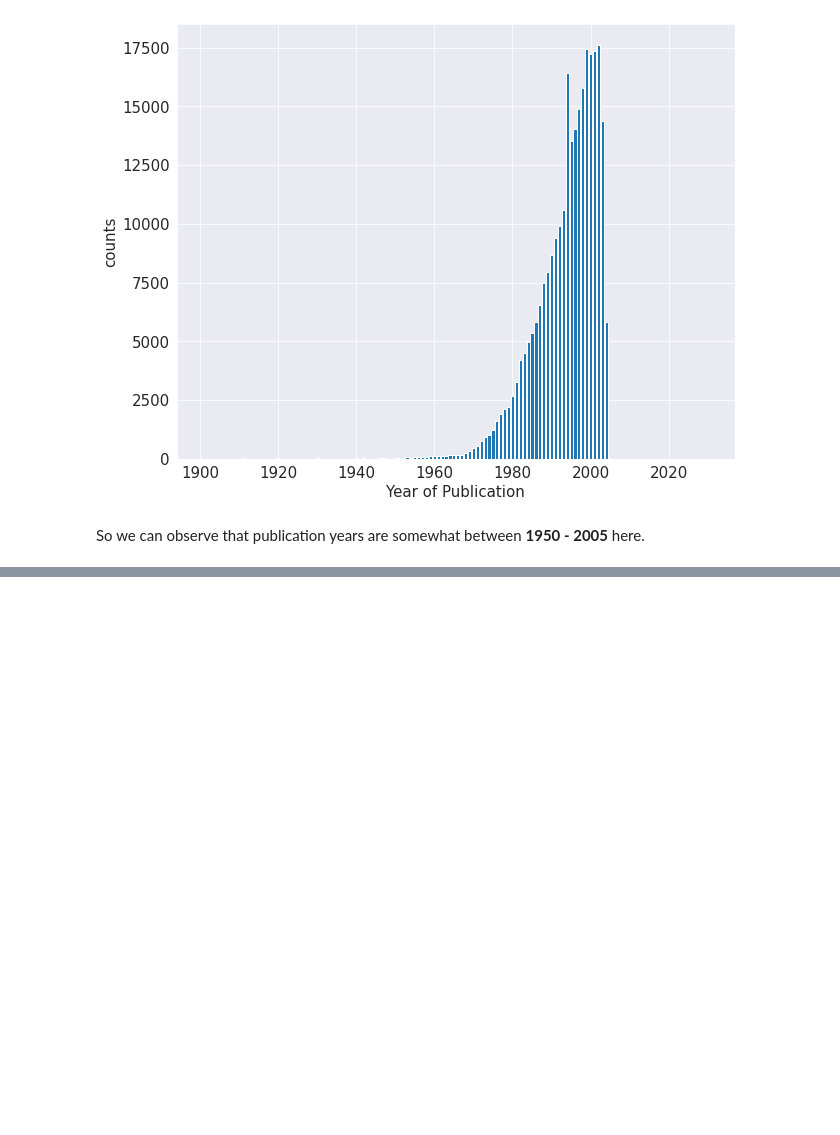
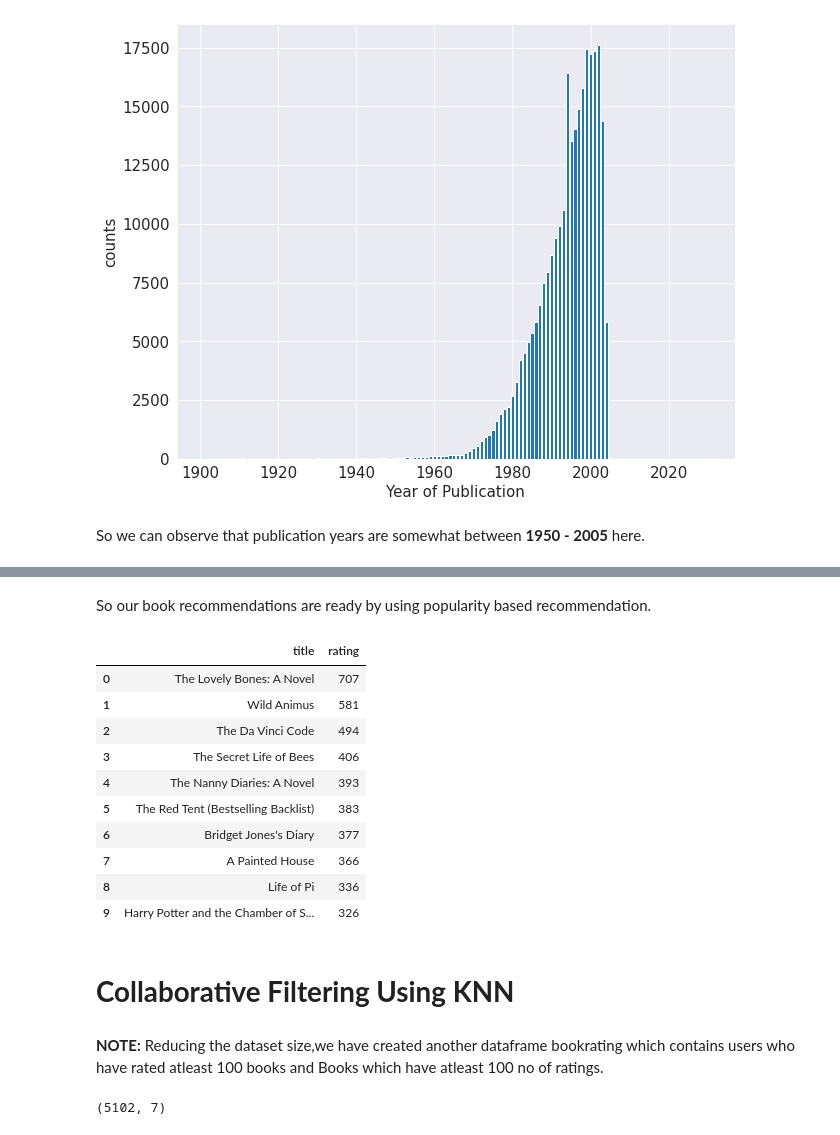
Before and after one commit to saurabh423/Book-Recommendation-System, a Jupyter notebook: Book_Recommendation_System_Capstone_Project.ipynb, the cells around one changed output, grey strips where cells are left out. Drawn from its saved outputs; the diff is of its cells as text; code cells hidden in the pictures; blank space fills up the shorter version.

```diff
--- a/Book_Recommendation_System_Capstone_Project.ipynb
+++ b/Book_Recommendation_System_Capstone_Project.ipynb
@@ -609,0 +632,3 @@ So we can observe that publication years are somewhat between **1950 - 2005** he
+# %%
+# Grouping group data based on title and aggregate based on rating
+top_ten_books= pd.DataFrame(new_book.groupby('title')['rating'].count().sort_values(ascending=False).head(10))
@@ -609,0 +653,20 @@ So we can observe that publication years are somewhat between **1950 - 2005** he
+# %% [markdown]
+So our book recommendations are ready by using popularity based recommendation.
+# %%
+top_ten_books.reset_index()
+# %% [output]
+|  | title | rating |
+| 0 | The Lovely Bones: A Novel | 707 |
+| 1 | Wild Animus | 581 |
+| 2 | The Da Vinci Code | 494 |
+| 3 | The Secret Life of Bees | 406 |
+| 4 | The Nanny Diaries: A Novel | 393 |
+| 5 | The Red Tent (Bestselling Backlist) | 383 |
+| 6 | Bridget Jones's Diary | 377 |
+| 7 | A Painted House | 366 |
+| 8 | Life of Pi | 336 |
+| 9 | Harry Potter and the Chamber of S... | 326 |
+# %% [markdown]
+# **Collaborative Filtering Using KNN**
+# %% [markdown]
+**NOTE:** Reducing the dataset size,we have created another dataframe bookrating which contains users who have rated atleast 100 books and Books which have atleast 100 no of ratings.
@@ -609,0 +679,5 @@ So we can observe that publication years are somewhat between **1950 - 2005** he
+# %%
+# Now we can see that we've reducedthe size
+bookrating.shape
+# %% [output]
+(5102, 7)
```
Also changed, not shown: parts of 41 cells of this notebook.
